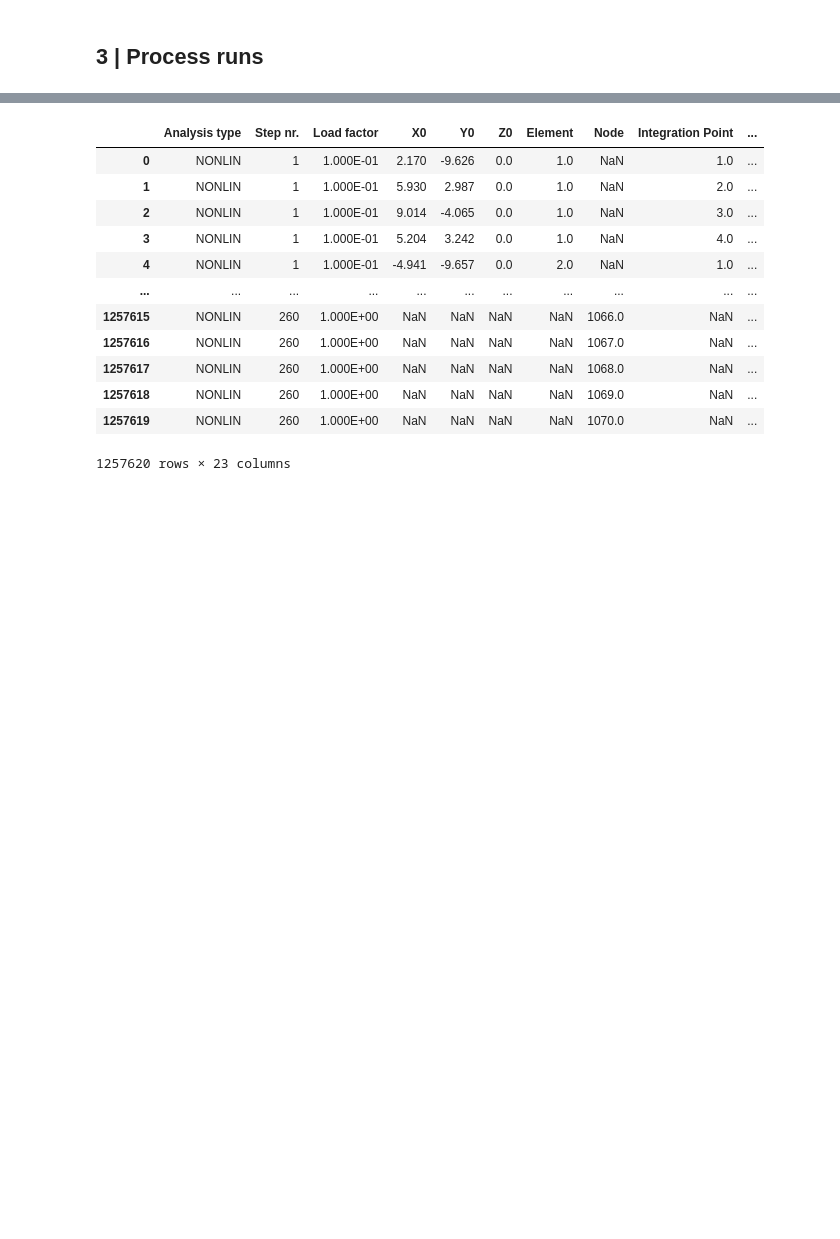
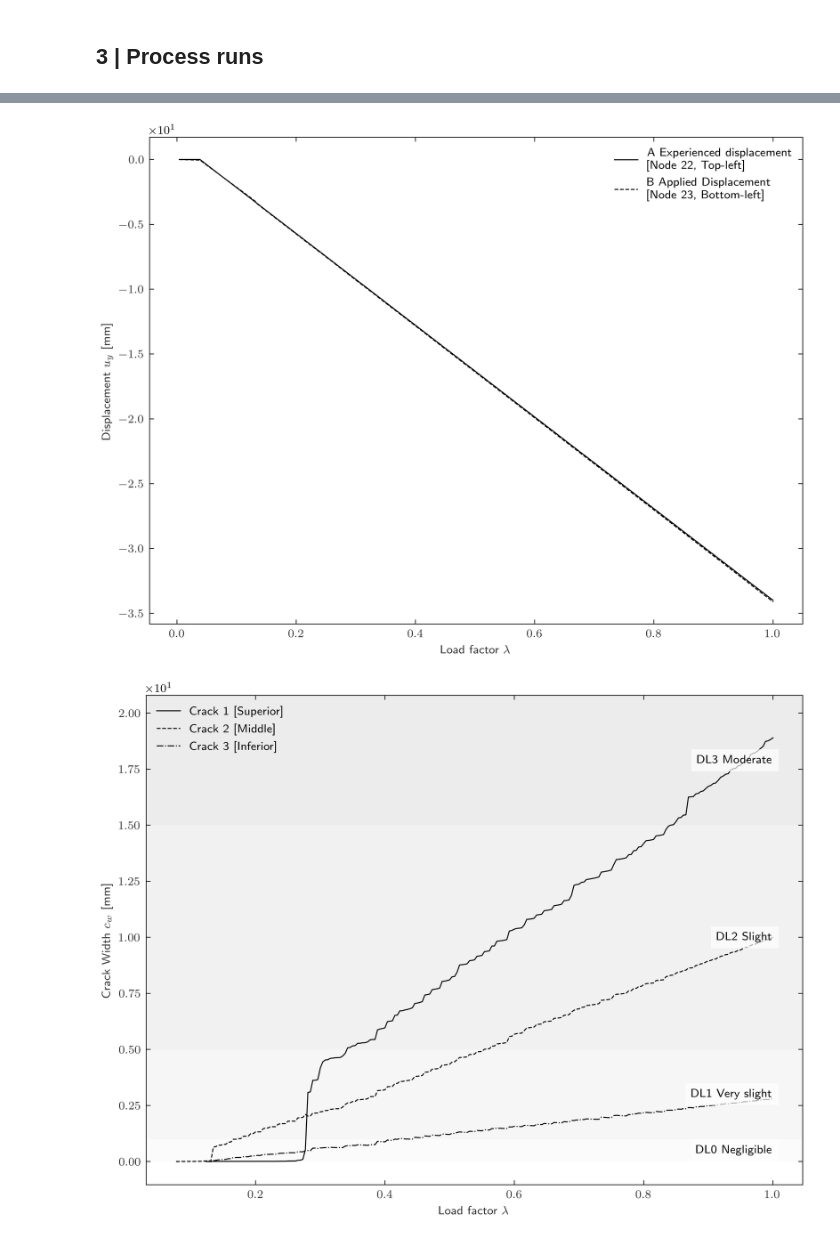
Before and after one commit to MunawarJohar/BRICKS, a Jupyter notebook: bricks/fea/Ijsselsteinseweg_FEA.ipynb, the cells around one changed output, grey strips where cells are left out. Drawn from its saved outputs; the diff is of its cells as text; code cells hidden in the pictures; blank space fills up the shorter version.

Commit message:
New analysis plots for damage and crack width progression

```diff
--- a/bricks/fea/Ijsselsteinseweg_FEA.ipynb
+++ b/bricks/fea/Ijsselsteinseweg_FEA.ipynb
@@ -156,16 +105,56 @@ df
-# %%
-df
-# %% [output]
-|  | Analysis type | Step nr. | Load factor | X0 | Y0 | Z0 | Element | Node | Integration Point | ... |
-| 0 | NONLIN | 1 | 1.000E-01 | 2.170 | -9.626 | 0.0 | 1.0 | NaN | 1.0 | ... |
-| 1 | NONLIN | 1 | 1.000E-01 | 5.930 | 2.987 | 0.0 | 1.0 | NaN | 2.0 | ... |
-| 2 | NONLIN | 1 | 1.000E-01 | 9.014 | -4.065 | 0.0 | 1.0 | NaN | 3.0 | ... |
-| 3 | NONLIN | 1 | 1.000E-01 | 5.204 | 3.242 | 0.0 | 1.0 | NaN | 4.0 | ... |
-| 4 | NONLIN | 1 | 1.000E-01 | -4.941 | -9.657 | 0.0 | 2.0 | NaN | 1.0 | ... |
-| ... | ... | ... | ... | ... | ... | ... | ... | ... | ... | ... |
-| 1257615 | NONLIN | 260 | 1.000E+00 | NaN | NaN | NaN | NaN | 1066.0 | NaN | ... |
-| 1257616 | NONLIN | 260 | 1.000E+00 | NaN | NaN | NaN | NaN | 1067.0 | NaN | ... |
-| 1257617 | NONLIN | 260 | 1.000E+00 | NaN | NaN | NaN | NaN | 1068.0 | NaN | ... |
-| 1257618 | NONLIN | 260 | 1.000E+00 | NaN | NaN | NaN | NaN | 1069.0 | NaN | ... |
-| 1257619 | NONLIN | 260 | 1.000E+00 | NaN | NaN | NaN | NaN | 1070.0 | NaN | ... |
-1257620 rows × 23 columns
+# %%
+analysis_info = {
+    'Displacement': {
+        'plot_type': 'Displacement',
+        'Node Nr': [22, 23]
+    },
+    'Crack width': {
+        'plot_type': 'Crack Width',
+        'EOI': [[177, 179],
+                [30, 166, 35, 203, 594, 523, 867, 684, 723],
+                [9, 263, 206, 612]]
+    },
+    'Damage level': {
+        'plot_type': 'Damage level',
+        'parameters': {
+            'cracks': {
+                'EOI': [
+                    [177, 179],
+                    [30, 166, 35, 203, 594, 523, 867, 684, 723],
+                    [9, 263, 206, 612]],
+                'element_size': 200,
+                },
+            'displacement': {
+                'Node Nr': [
+                    3, 21, 22, 153, 154, 155, 156, 157, 158, 159, 160, 161, 162, 163,
+                    164, 165, 166, 167, 168, 169, 170, 171, 172, 173, 174, 175, 176, 177,
+                    178, 179, 180, 181, 182, 183, 184, 185, 186, 187, 188, 189, 190, 191, 192, 193, 194]
+            }
+    }
+}}
+
+plot_settings = {
+    'Displacement': {
+        'traces': ['A Experienced displacement\n[Node 22, Top-left]', 'B Applied Displacement\n[Node 23, Bottom-left]'],
+        'labels': ['Load factor $\lambda$', 'Displacement $u_y$ [mm]'],
+        'titles': 'Displacements at locations of interest',
+        'scientific': True
+    },
+    'Crack width': {
+        'traces': ['Crack 1 [Superior]', 'Crack 2 [Middle]', 'Crack 3 [Inferior]'],
+        'labels': ['Load factor $\lambda$', 'Crack Width $c_w$ [mm]'],
+        'titles': 'Major crack Width development',
+        'scientific': True
+    },
+    'Damage level': {
+        'traces': ['$\psi$ Wall 2'],
+        'labels': ['Load factor $\lambda$', 'Damage Parameter $\psi$'],
+        'scientific': True
+    }
+}
+
+data = analyse_tabulated(df, analysis_info)
+figures, _ = plotanalysis(data, analysis_info, plot_settings)
+# %% [output]
+[figure, added]
+[figure, added]
```
Also changed, not shown: parts of 13 cells of this notebook, 8 other files.
